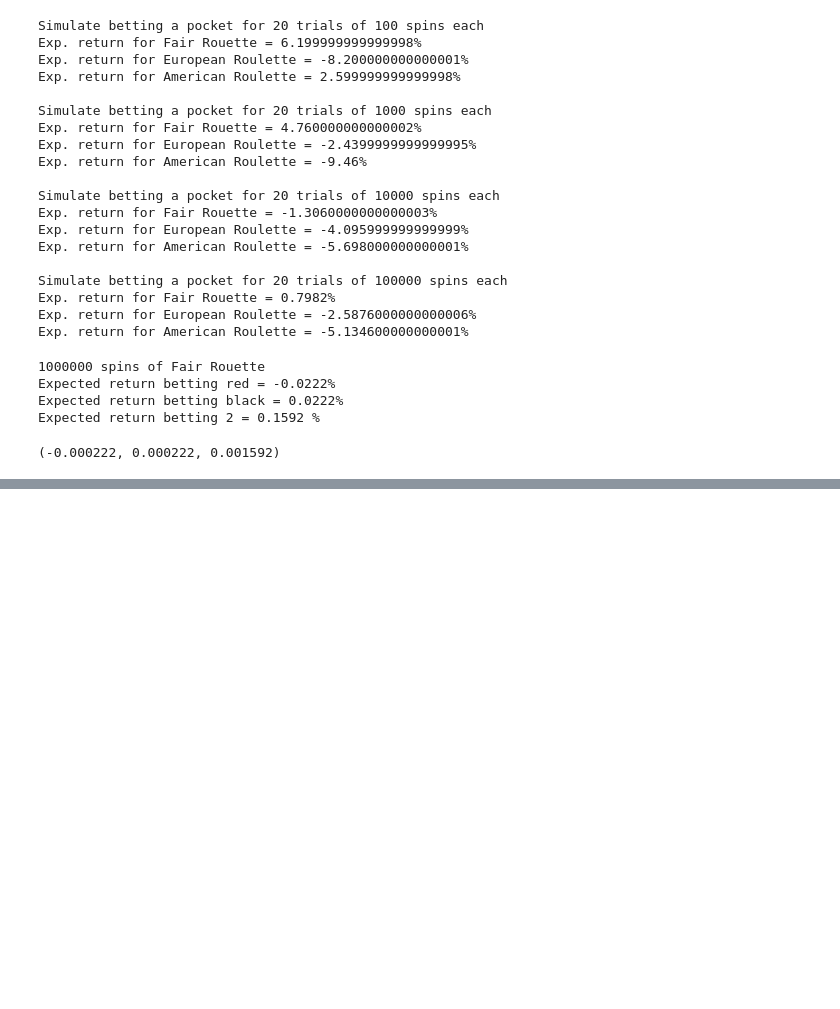
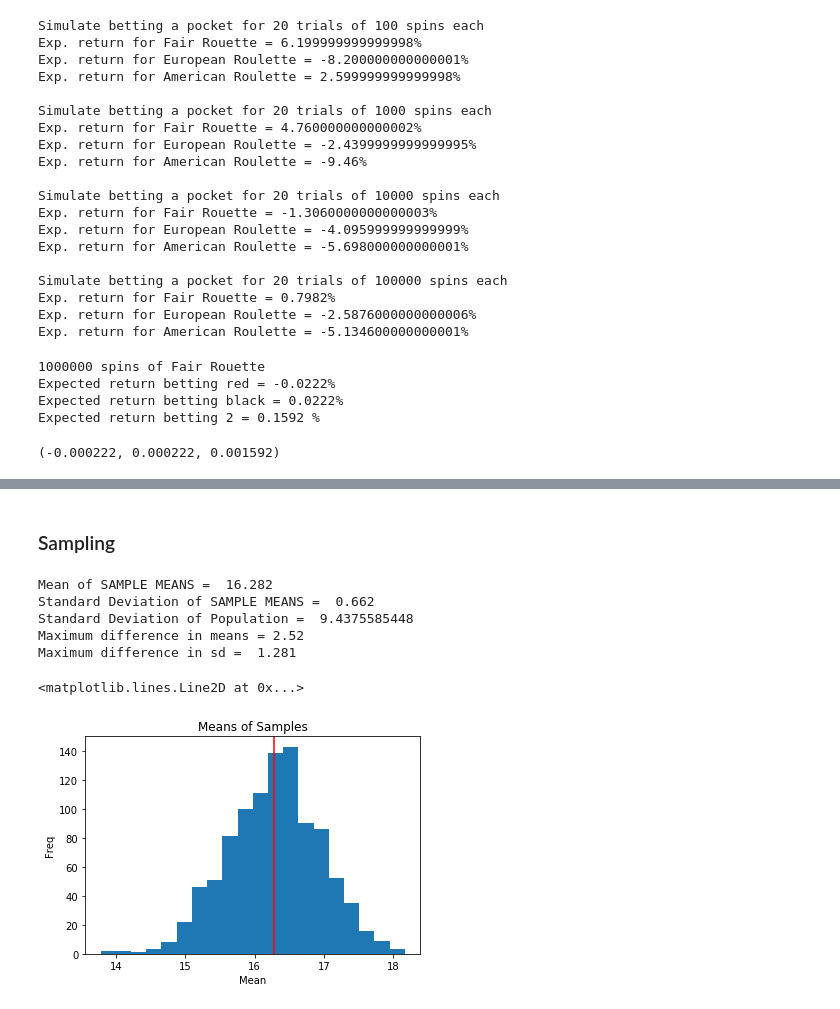
Before and after one commit to egbertcw0711/ComputationalThinkingAndDataScience, a Jupyter notebook: Data Science.ipynb, the cells around one changed output, grey strips where cells are left out. Drawn from its saved outputs; the diff is of its cells as text; code cells hidden in the pictures; blank space fills up the shorter version.

Commit message:
Sampling

```diff
--- a/Data Science.ipynb
+++ b/Data Science.ipynb
@@ -878,0 +918,76 @@ Expected return betting 2 = 0.1592 %
+# %% [markdown]
+### Sampling
+# %%
+import random, pylab
+import numpy as np
+
+%matplotlib inline
+
+def make_hist(data, title, xlabel, ylabel, bins = 20):
+    pylab.hist(data, bins=bins)
+    pylab.title(title)
+    pylab.xlabel(xlabel)
+    pylab.ylabel(ylabel)
+
+def get_highs():
+    in_file = open('./asset-lecture9-segment1/temperatures.csv')
+    population = []
+    for line in in_file:
+        try:
+            temp_c = float(line.split(',')[1])
+            population.append(temp_c)
+        except:
+            continue
+    return population
+
+def get_means_and_sds(population, sample, verbose=False):
+    population_mean = sum(population) / len(population)
+    sample_mean = sum(sample) / len(sample)
+    if verbose:
+        make_hist(population, 'Daily High 1961-2015, Population\n' + \
+                 '(mean = ' + str(round(population_mean,2)) + ')',\
+                 'Degrees C', 'Number Days')
+        pylab.axvline(x=population_mean, color='r')
+
+        pylab.figure()
+        make_hist(sample, 'Daily High 1961-2015, Population\n' + \
+                 '(mean = ' + str(round(sample_mean,2)) + ')',\
+                 'Degrees C', 'Number Days')
+        pylab.axvline(x=sample_mean, color='r')
+
+        print('Population mean = ', population_mean)
+        print('Standard deviation of population = ', np.std(population))
+        print('Sample mean = ', sample_mean)
+        print('Standard deviation of sample =', np.std(sample))
+    return population_mean, sample_mean, np.std(population), np.std(sample)
+
+random.seed(0)
+population = get_highs()
+sample_size = 200
+num_samples = 1000
+max_mean_diff, max_sd_diff = 0, 0
+sample_means = []
+
+for _ in range(num_samples):
+    sample = random.sample(population,sample_size)
+    pop_mean, samp_mean, pop_sd, samp_sd = get_means_and_sds(population, sample, False)
+    sample_means.append(samp_mean)
+    if abs(pop_mean - samp_mean) > max_mean_diff:
+        max_mean_diff = abs(pop_mean - samp_mean)
+    if abs(pop_sd - samp_sd) > max_sd_diff:
+        max_sd_diff = abs(pop_sd - samp_sd)
+print('Mean of SAMPLE MEANS = ', round(sum(sample_means)/len(sample_means),3))
+print('Standard Deviation of SAMPLE MEANS = ', round(np.std(sample_means),3))
+print('Standard Deviation of Population = ', pop_sd)
+print('Maximum difference in means =', round(max_mean_diff,3))
+print('Maximum difference in sd = ', round(max_sd_diff,3))
+make_hist(sample_means, 'Means of Samples', 'Mean', 'Freq')
+pylab.axvline(x=sum(sample_means)/len(sample_means), color='r')
+# %% [output]
+Mean of SAMPLE MEANS =  16.282
+Standard Deviation of SAMPLE MEANS =  0.662
+Standard Deviation of Population =  9.4375585448
+Maximum difference in means = 2.52
+Maximum difference in sd =  1.281
+<matplotlib.lines.Line2D at 0x...>
+[figure, added]
```
Also changed, not shown: parts of 3 cells of this notebook.
